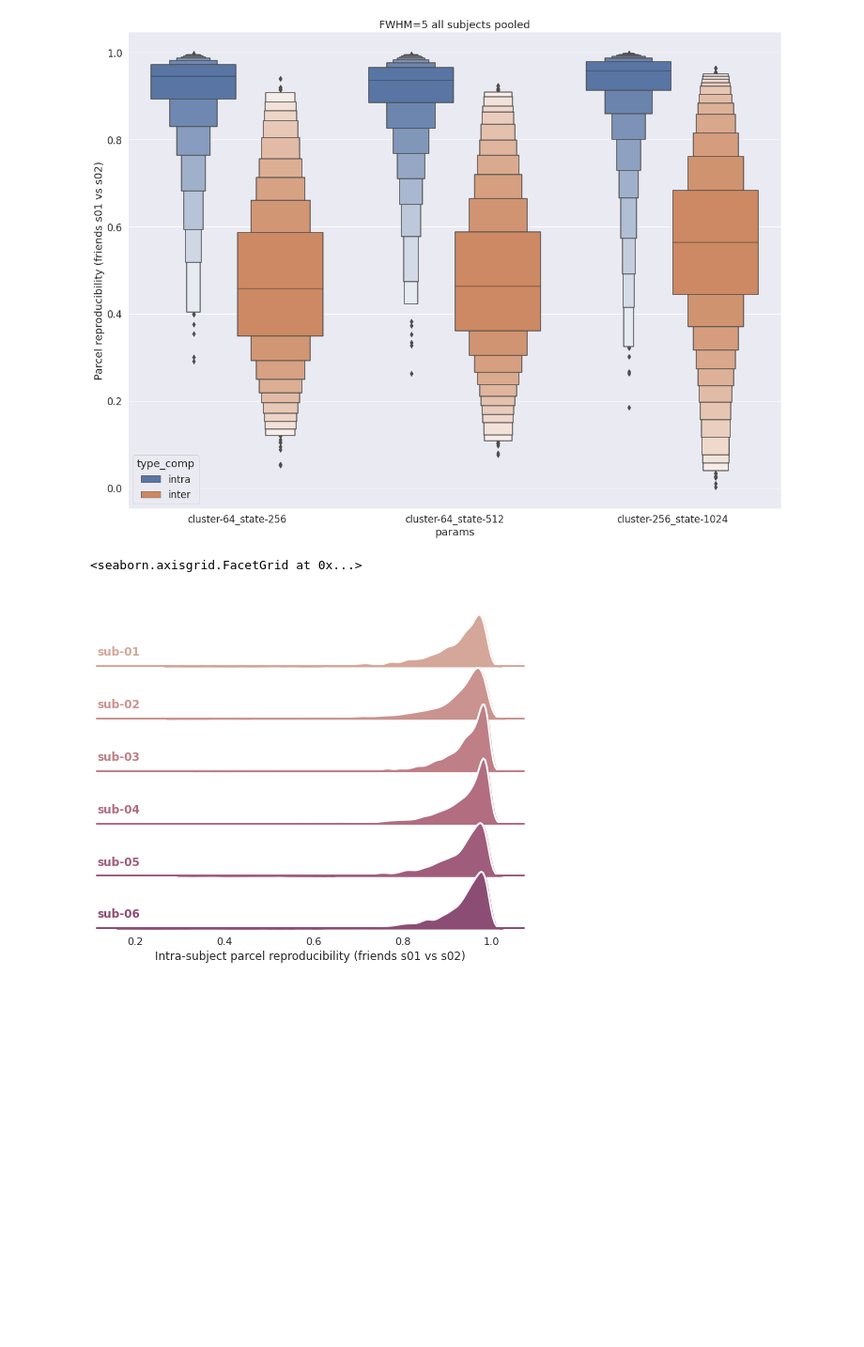
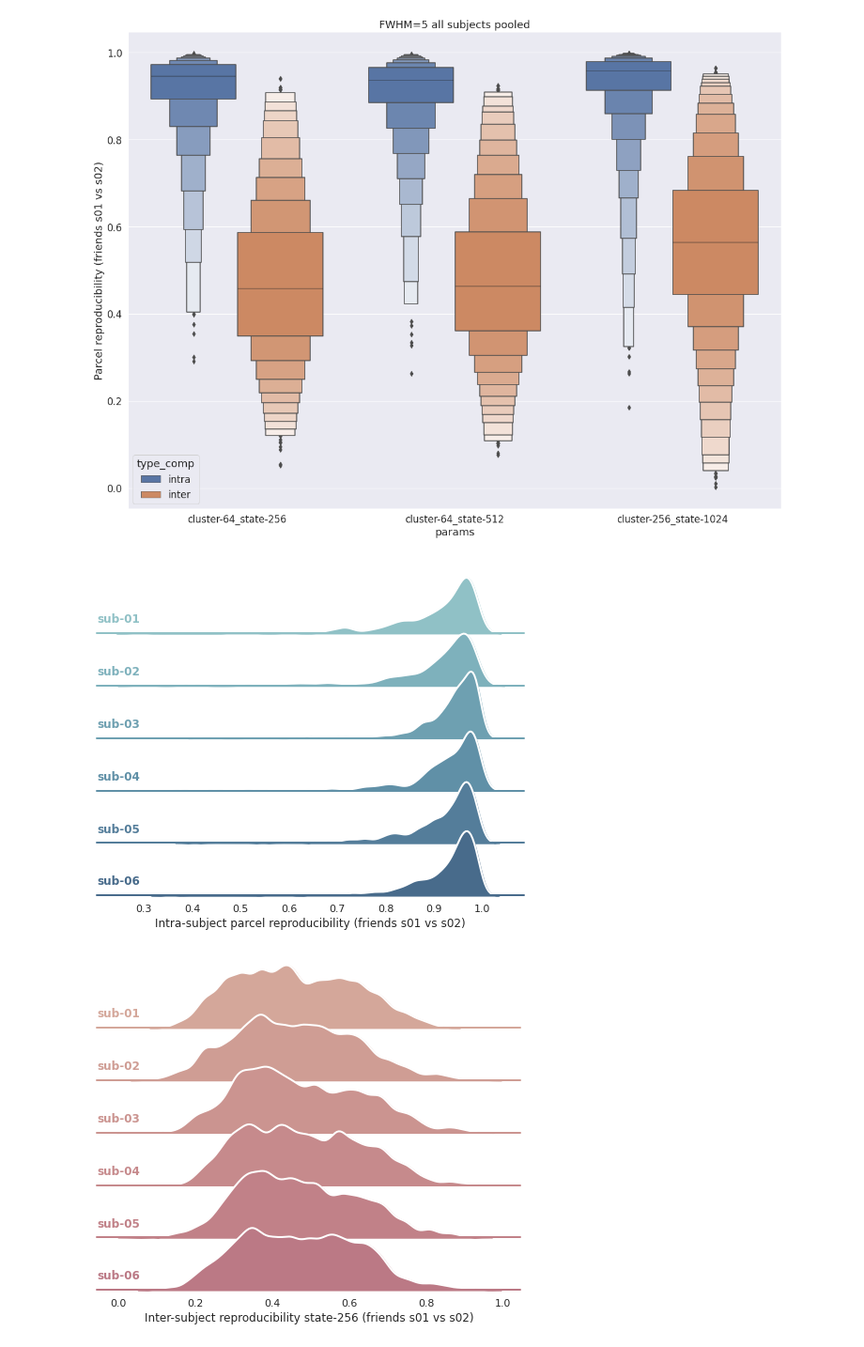
Before and after one commit to courtois-neuromod/cneuromod_embeddings, a Jupyter notebook: cneuromod_embeddings/friends-s02_all_experiments.ipynb, the cells around one changed output. Shown at 94% size. Drawn from its saved outputs; the diff is of its cells as text; code cells hidden in the pictures; blank space fills up the shorter version.

Commit message:
Finished summarizing all reproducibility results in friends-s02 experiment.

```diff
--- a/cneuromod_embeddings/friends-s02_all_experiments.ipynb
+++ b/cneuromod_embeddings/friends-s02_all_experiments.ipynb
@@ -287,34 +287,11 @@ plt.title(f'FWHM={fwhm} all subjects pooled')
 # %% [output]
 Text(0.5, 1.0, 'FWHM=5 all subjects pooled')
 [figure]
-# %%
-sns.set_theme(style="white", rc={"axes.facecolor": (0, 0, 0, 0)})
-#pal = sns.cubehelix_palette(10, rot=-.25, light=.7)
-pal = sns.cubehelix_palette(10, rot=0.5, light=0.7)
-g = sns.FacetGrid(data[data['type_comp']=='intra'], row="subject", hue="subject", aspect=7, height=1, palette=pal)
-
-g.map(sns.kdeplot, "spatial_r",
-      bw_adjust=.5, clip_on=False,
-      fill=True, alpha=1, linewidth=1.5)
-g.map(sns.kdeplot, "spatial_r", clip_on=False, color="w", lw=2, bw_adjust=.5)
-g.map(plt.axhline, y=0, lw=2, clip_on=False)
-
-def label(x, color, label):
-    ax = plt.gca()
-    ax.text(0, .2, label, fontweight="bold", color=color,
-            ha="left", va="center", transform=ax.transAxes)
-
-
-g.map(label, "spatial_r")
-g.set_xlabels('Intra-subject parcel reproducibility (friends s01 vs s02)')
-
-# Set the subplots to overlap
-g.fig.subplots_adjust(hspace=-.25)
-
-# Remove axes details that don't play well with overlap
-g.set_titles("")
-g.set(yticks=[])
-g.despine(bottom=True, left=True)
-# %% [output]
-<seaborn.axisgrid.FacetGrid at 0x...>
-[figure, removed]
+# %%
+visu_repro(data[data['params']=='cluster-64_state-256'],
+           title='Intra-subject parcel reproducibility (friends s01 vs s02)', type_comp='intra')
+visu_repro(data[data['params']=='cluster-64_state-256'],
+           title='Inter-subject reproducibility state-256 (friends s01 vs s02)', type_comp='inter')
+# %% [output]
+[figure, added]
+[figure, added]
```
Also changed, not shown: parts of 3 cells of this notebook, 2 other files.
